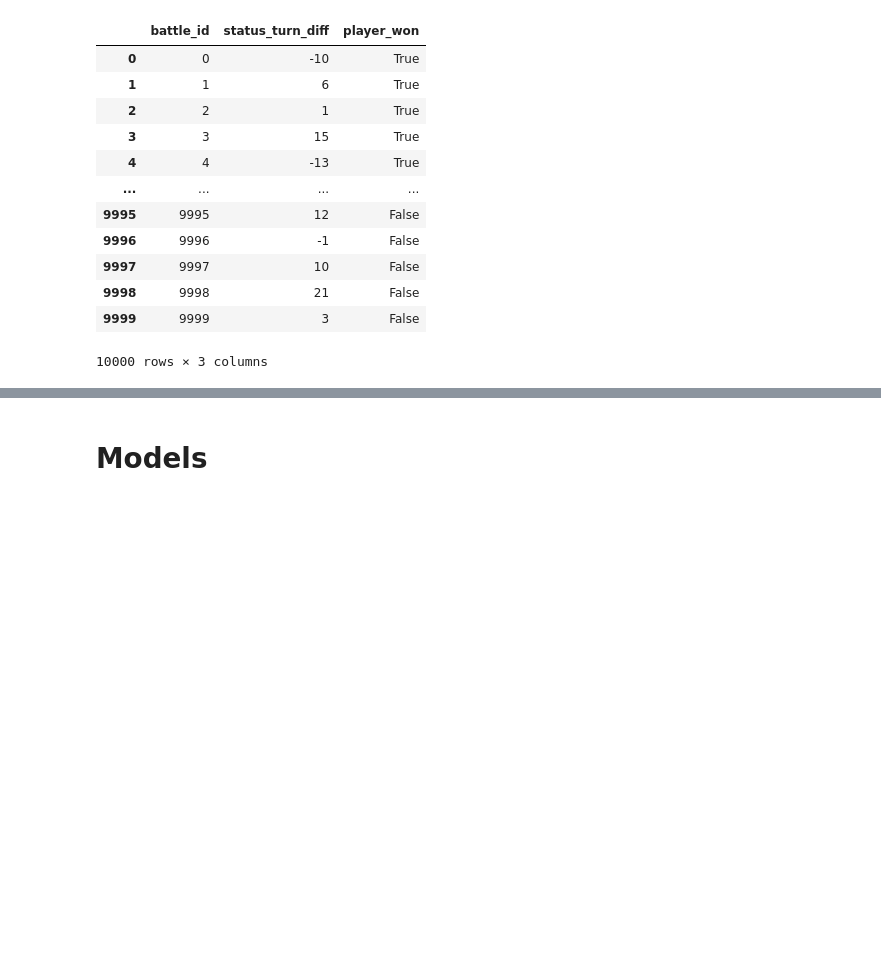
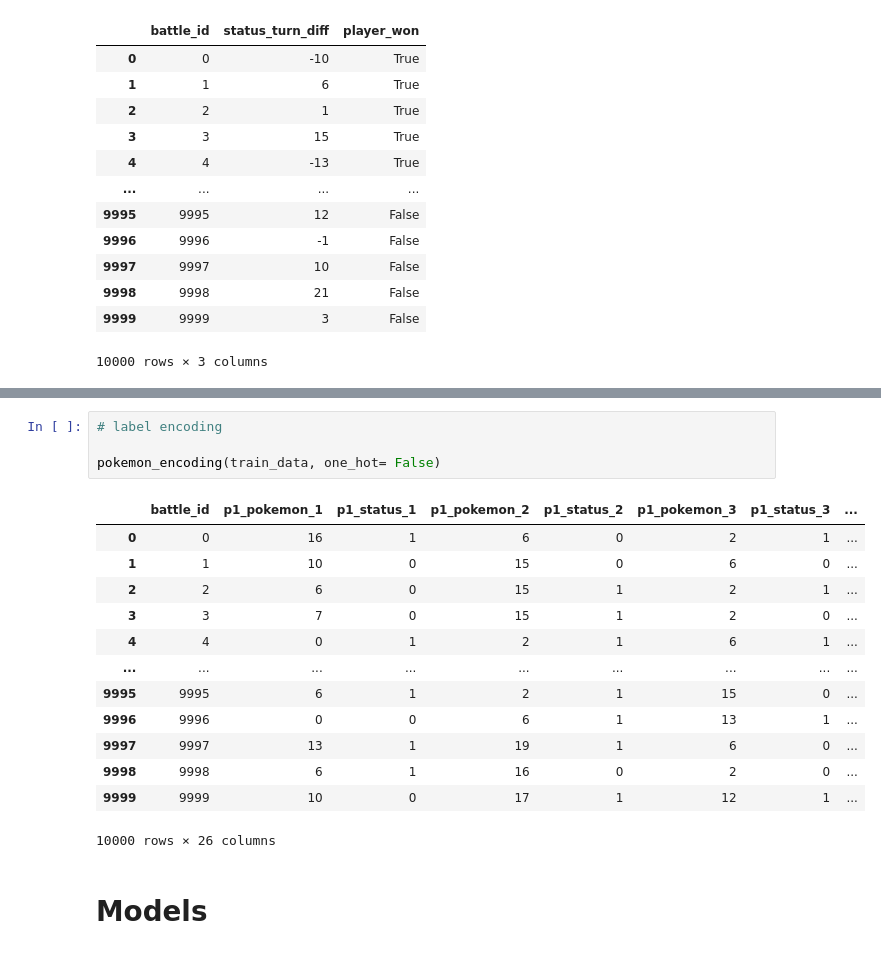
Before and after one commit to LeonardoSani/FDS_challenge, a Jupyter notebook: Notebook.ipynb, the cells around one changed output, grey strips where cells are left out. Drawn from its saved outputs; the diff is of its cells as text; blank space fills up the shorter version.

```diff
--- a/Notebook.ipynb
+++ b/Notebook.ipynb
@@ -373,3 +365,21 @@ status_turn_diff(train_data,difference=True)
+# %%
+# label encoding
+
+pokemon_encoding(train_data, one_hot= False)
+# %% [output]
+|  | battle_id | p1_pokemon_1 | p1_status_1 | p1_pokemon_2 | p1_status_2 | p1_pokemon_3 | p1_status_3 | ... |
+| 0 | 0 | 16 | 1 | 6 | 0 | 2 | 1 | ... |
+| 1 | 1 | 10 | 0 | 15 | 0 | 6 | 0 | ... |
+| 2 | 2 | 6 | 0 | 15 | 1 | 2 | 1 | ... |
+| 3 | 3 | 7 | 0 | 15 | 1 | 2 | 0 | ... |
+| 4 | 4 | 0 | 1 | 2 | 1 | 6 | 1 | ... |
+| ... | ... | ... | ... | ... | ... | ... | ... | ... |
+| 9995 | 9995 | 6 | 1 | 2 | 1 | 15 | 0 | ... |
+| 9996 | 9996 | 0 | 0 | 6 | 1 | 13 | 1 | ... |
+| 9997 | 9997 | 13 | 1 | 19 | 1 | 6 | 0 | ... |
+| 9998 | 9998 | 6 | 1 | 16 | 0 | 2 | 0 | ... |
+| 9999 | 9999 | 10 | 0 | 17 | 1 | 12 | 1 | ... |
+10000 rows × 26 columns
 # %% [markdown]
 # Models
 # %% [markdown]
```
Also changed, not shown: parts of 40 cells of this notebook, 6 other files.
